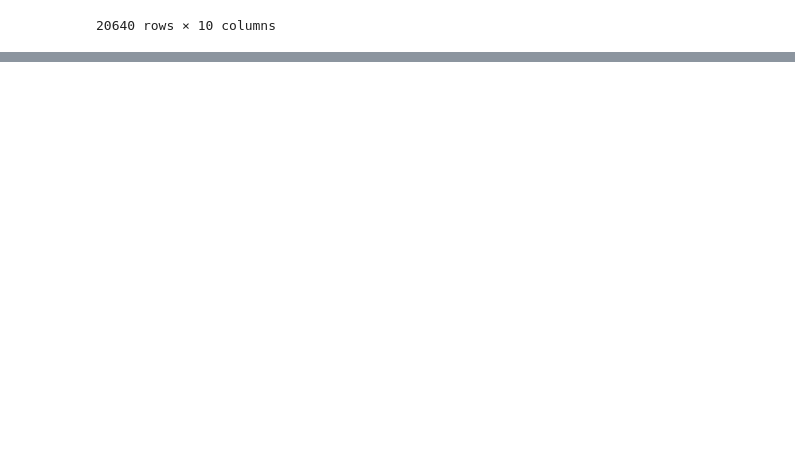
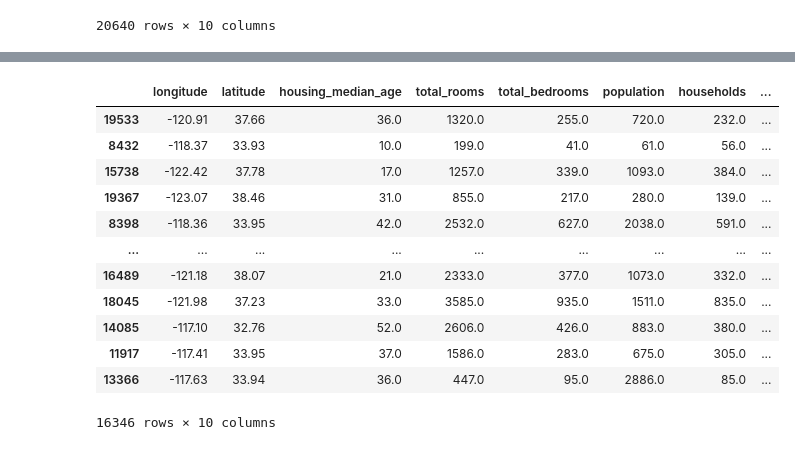
Before and after one commit to nipunnirmal21/House-Price-Prediction, a Jupyter notebook: House_Price_Prediction.ipynb, the cells around one changed output, grey strips where cells are left out. Saved outputs shown, nothing was run; the diff lists cells and outputs as text; code cells hidden in the pictures; blank space fills up the shorter version.

Commit message:
train_data

```diff
--- a/House_Price_Prediction.ipynb
+++ b/House_Price_Prediction.ipynb
@@ -25,0 +46,2 @@ data
+# %%
+data.dropna(inplace=True)
@@ -25,0 +68,25 @@ data
+# %%
+from sklearn.model_selection import train_test_split
+
+x=data.drop("median_house_value",axis=1)
+y=data["median_house_value"]
+# %%
+x_train,x_test,y_train,y_test=train_test_split(x,y,test_size=0.2)
+# %%
+train_data = x_train.join(y_train)
+# %%
+train_data
+# %% [output]
+|  | longitude | latitude | housing_median_age | total_rooms | total_bedrooms | population | households | ... |
+| 19533 | -120.91 | 37.66 | 36.0 | 1320.0 | 255.0 | 720.0 | 232.0 | ... |
+| 8432 | -118.37 | 33.93 | 10.0 | 199.0 | 41.0 | 61.0 | 56.0 | ... |
+| 15738 | -122.42 | 37.78 | 17.0 | 1257.0 | 339.0 | 1093.0 | 384.0 | ... |
+| 19367 | -123.07 | 38.46 | 31.0 | 855.0 | 217.0 | 280.0 | 139.0 | ... |
+| 8398 | -118.36 | 33.95 | 42.0 | 2532.0 | 627.0 | 2038.0 | 591.0 | ... |
+| ... | ... | ... | ... | ... | ... | ... | ... | ... |
+| 16489 | -121.18 | 38.07 | 21.0 | 2333.0 | 377.0 | 1073.0 | 332.0 | ... |
+| 18045 | -121.98 | 37.23 | 33.0 | 3585.0 | 935.0 | 1511.0 | 835.0 | ... |
+| 14085 | -117.10 | 32.76 | 52.0 | 2606.0 | 426.0 | 883.0 | 380.0 | ... |
+| 11917 | -117.41 | 33.95 | 37.0 | 1586.0 | 283.0 | 675.0 | 305.0 | ... |
+| 13366 | -117.63 | 33.94 | 36.0 | 447.0 | 95.0 | 2886.0 | 85.0 | ... |
+16346 rows × 10 columns
```
Also changed, not shown: parts of 2 cells of this notebook.
